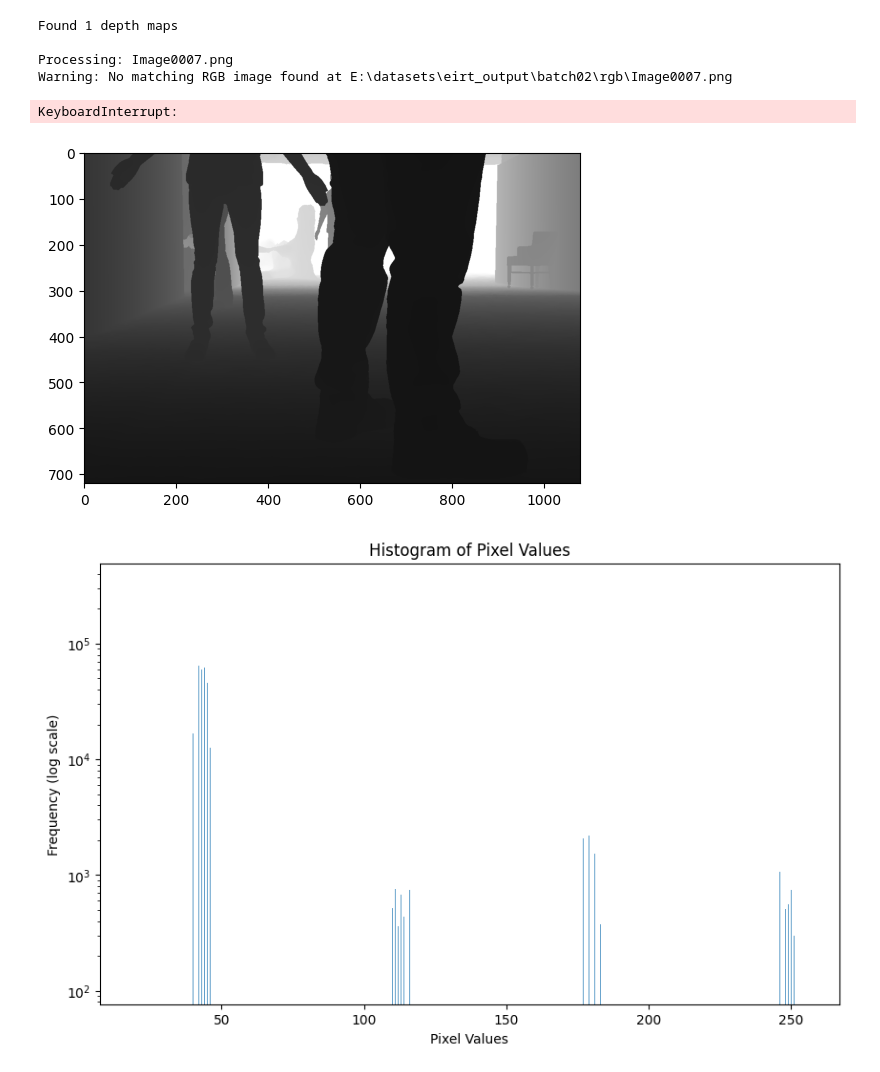
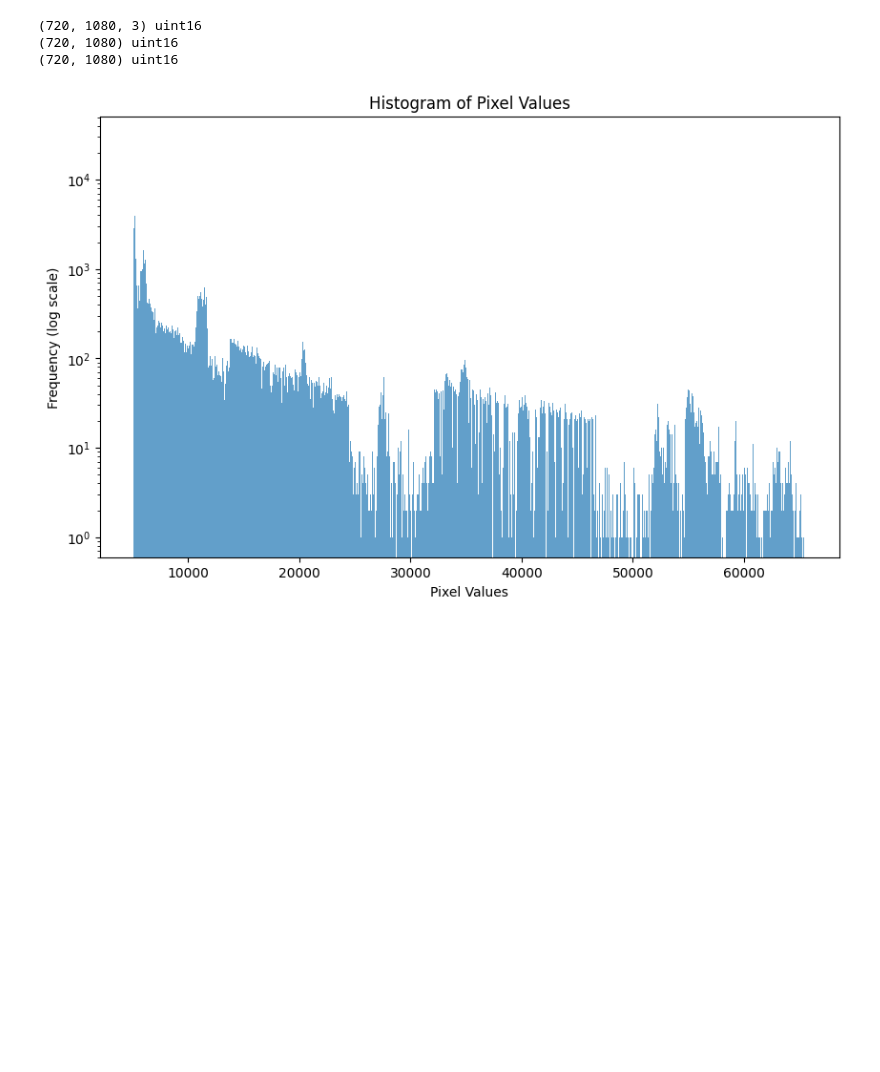
Before and after one commit to Crask21/eirt2025, a Jupyter notebook: notebooks/depth_map.ipynb, the cells around one changed output. Saved outputs shown, nothing was run; the diff lists cells and outputs as text; code cells hidden in the pictures; blank space fills up the shorter version.

```diff
--- a/notebooks/depth_map.ipynb
+++ b/notebooks/depth_map.ipynb
@@ -238,38 +242,42 @@ No depth maps found in data\batch01\depth with pattern *.png
 # %%
 # Example usage
 import os
-dataPath = "E:\\datasets\\eirt_output\\batch02"
+dataPath = "F:\\datasets\\eirt_output\\batch02"
 depth_dir = os.path.join(dataPath, "depth")
 rgb_dir = os.path.join(dataPath, "rgb")
 mask_dir = os.path.join(dataPath, "mask_raw")
 
 # Visualize all depth maps in the directory
 # Option 1: Using focal length (current default)
-batch_visualize(depth_dir, rgb_dir, max_depth=15.0,
-                z_scale=20.0, invert_depth=True, fov_horizontal=39.6, fov_vertical=39.6)
+# batch_visualize(depth_dir, rgb_dir, max_depth=15.0,
+#                 z_scale=20.0, invert_depth=True, fov_horizontal=39.6, fov_vertical=39.6)
+
+img = load_depth_map(os.path.join(dataPath, "depth", "Image0007.png"))
+# load_and_visualize(os.path.join(dataPath, "depth", "Image0006.png"),
+#                      os.path.join(dataPath, "rgb", "Image0006.png"),
+#                      max_depth=15.0,
+#                      z_scale=1.0,
+#                      fov_horizontal=39.6,
+#                      fov_vertical=39.6)
+# len(depth_map.points)
-# %% [output]
-Found 1 depth maps
-
-Processing: Image0007.png
-Warning: No matching RGB image found at E:\datasets\eirt_output\batch02\rgb\Image0007.png
-KeyboardInterrupt:
-# %%
-# Load and visualize a single depth map
-from PIL import Image
-# depth_map = np.array(Image.open(os.path.join(dataPath, "depth", "Image0007.png")).convert("L"))
-depth_map = np.array(Image.open(os.path.join(dataPath, "depth", "Image0007.png")))
-
-from matplotlib import pyplot as plt
-plt.imshow(depth_map, cmap='gray')
-plt.show()
-
-plt.figure(figsize=(10, 6))
-plt.hist(depth_map.flatten(), bins=10000, alpha=0.7)
-plt.xlabel('Pixel Values')
-plt.ylabel('Frequency (log scale)')
-plt.title('Histogram of Pixel Values')
-plt.yscale('log')
-plt.show()
-# %% [output]
-[figure, removed]
-[figure, removed]
+# %%
+import cv2
+image = cv2.imread(os.path.join(dataPath, "depth", "Image0007.png"), cv2.IMREAD_UNCHANGED)
+print(image.shape, image.dtype)
+
+from matplotlib import pyplot as plt
+gray_image = cv2.cvtColor(image, cv2.COLOR_BGR2GRAY)
+print(gray_image.shape, gray_image.dtype)
+
+plt.figure(figsize=(10, 6))
+plt.hist(gray_image.flatten(), bins=10000, alpha=0.7)
+plt.xlabel('Pixel Values')
+plt.ylabel('Frequency (log scale)')
+plt.title('Histogram of Pixel Values')
+plt.yscale('log')
+plt.show()
+# %% [output]
+(720, 1080, 3) uint16
+(720, 1080) uint16
+(720, 1080) uint16
+[figure, added]
```
Also changed, not shown: parts of 6 cells of this notebook, 2 other files.
